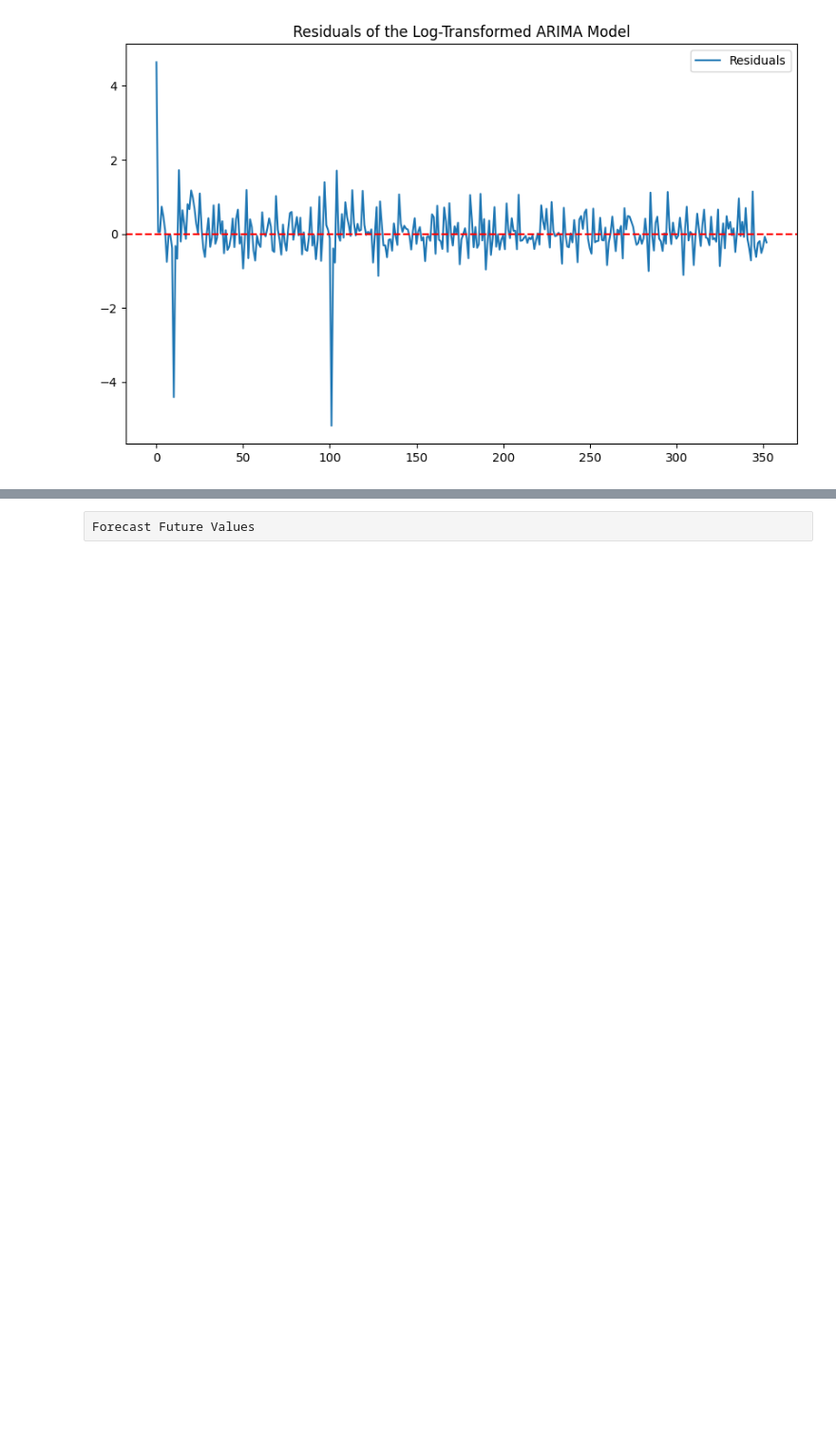
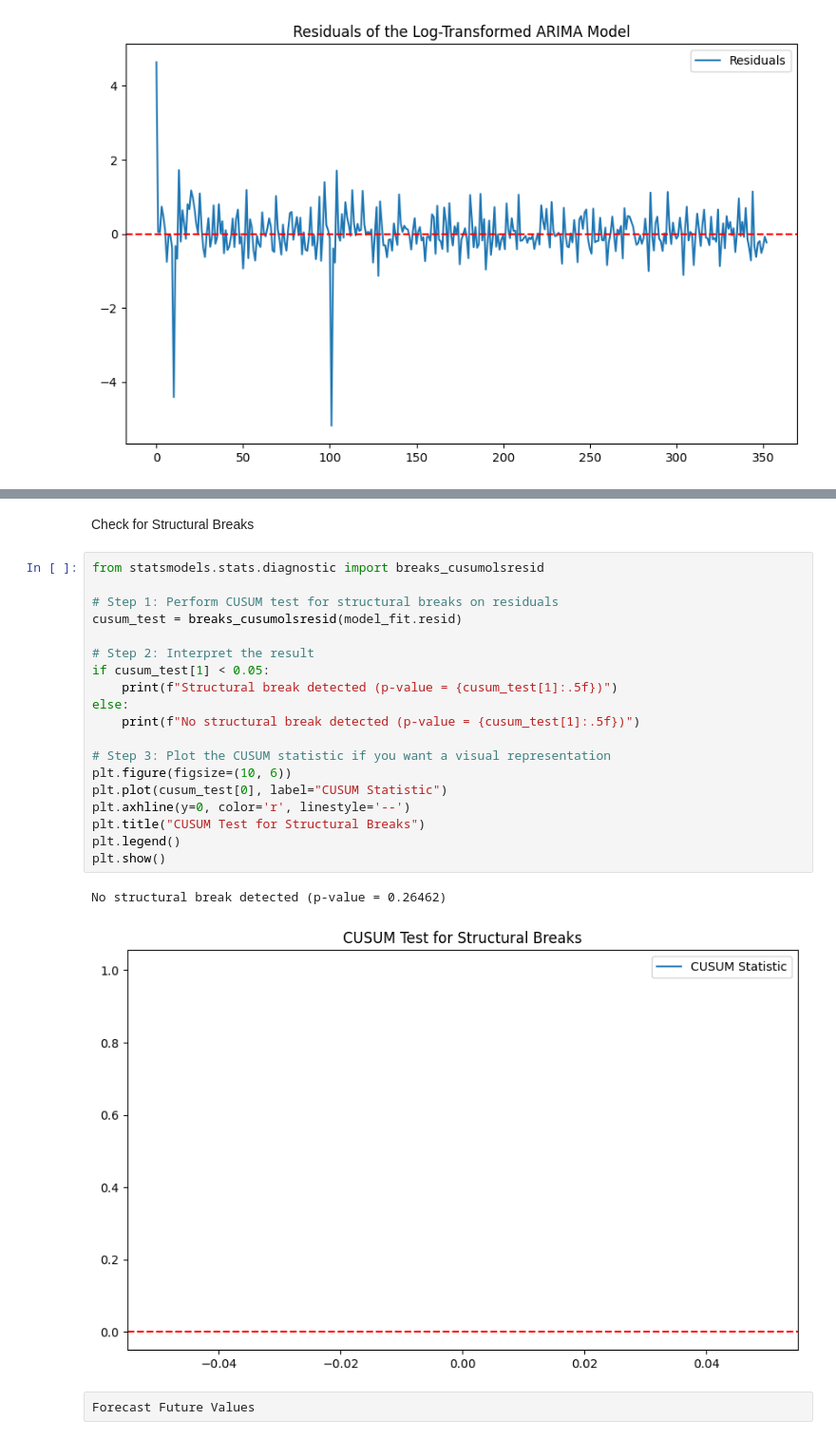
Before and after one commit to 2022-uwf-nsa-grad-project/Time-Series-Analysis, a Jupyter notebook: ARIMAModelFit.ipynb, the cells around one changed output, grey strips where cells are left out. Shown: that part at 95% size. Drawn from its saved outputs; the diff is of its cells as text; blank space fills up the shorter version.

```diff
--- a/ARIMAModelFit.ipynb
+++ b/ARIMAModelFit.ipynb
@@ -550,3 +585,27 @@ Root Mean Squared Error: 0.6476525160893483
+# %% [markdown]
+Check for Structural Breaks
+# %%
+from statsmodels.stats.diagnostic import breaks_cusumolsresid
+
+# Step 1: Perform CUSUM test for structural breaks on residuals
+cusum_test = breaks_cusumolsresid(model_fit.resid)
+
+# Step 2: Interpret the result
+if cusum_test[1] < 0.05:
+    print(f"Structural break detected (p-value = {cusum_test[1]:.5f})")
+else:
+    print(f"No structural break detected (p-value = {cusum_test[1]:.5f})")
+
+# Step 3: Plot the CUSUM statistic if you want a visual representation
+plt.figure(figsize=(10, 6))
+plt.plot(cusum_test[0], label="CUSUM Statistic")
+plt.axhline(y=0, color='r', linestyle='--')
+plt.title("CUSUM Test for Structural Breaks")
+plt.legend()
+plt.show()
+# %% [output]
+No structural break detected (p-value = 0.26462)
+[figure, added]
 # %% [raw]
 Forecast Future Values
 # %%
```
Also changed, not shown: parts of 2 cells of this notebook.
